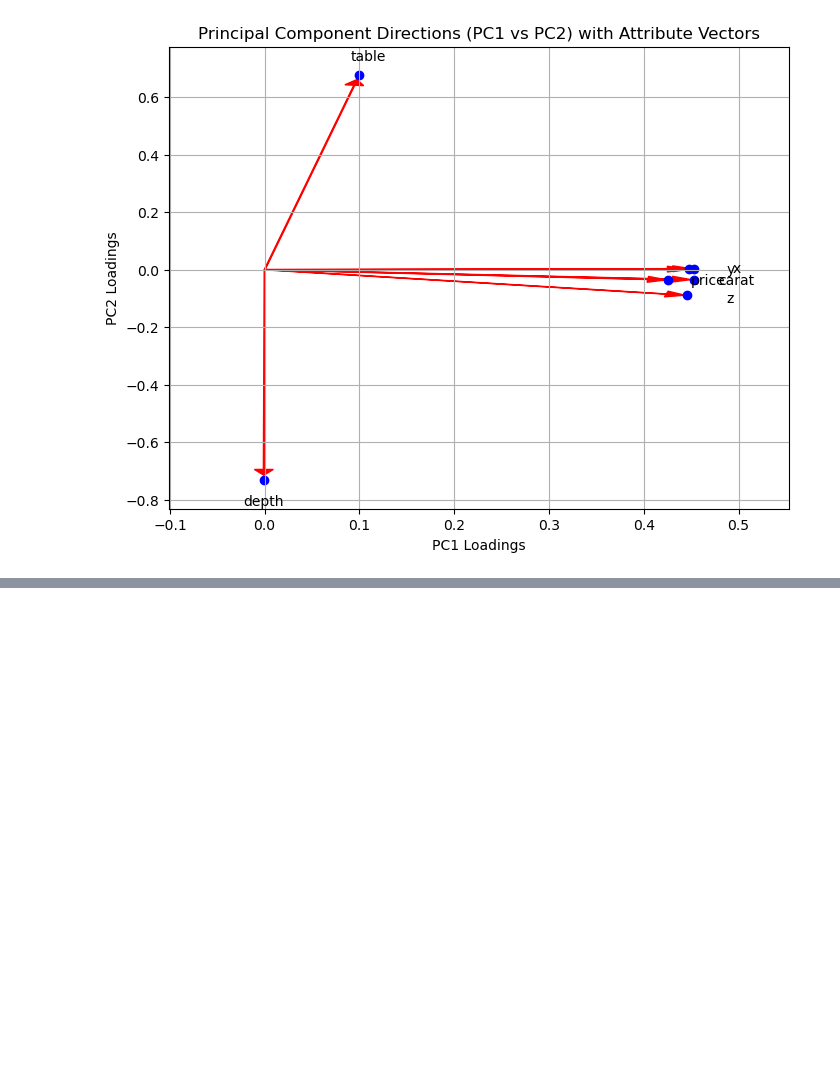
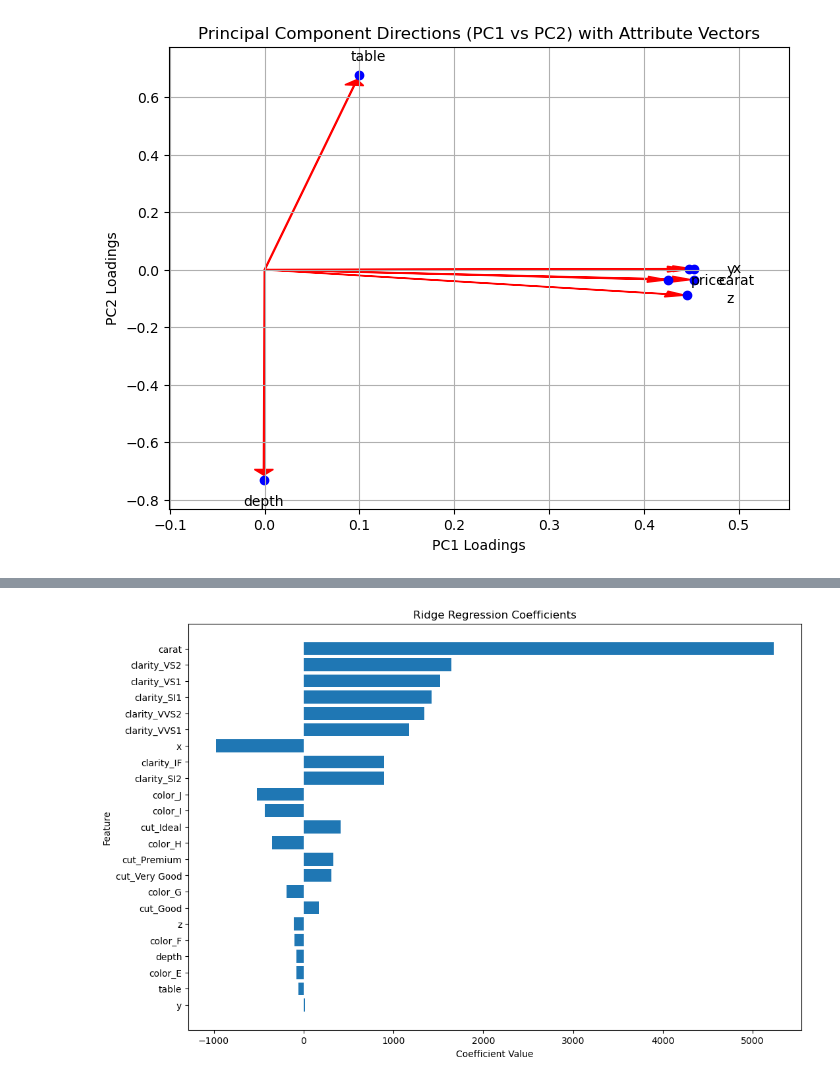
Before and after one commit to ThomasSchiolerH/Machine-Learning-And-Data-Mining, a Jupyter notebook: Project 1 & 2/project.ipynb, the cells around one changed output, grey strips where cells are left out. Drawn from its saved outputs; the diff is of its cells as text; code cells hidden in the pictures; blank space fills up the shorter version.

```diff
--- a/Project 1 & 2/project.ipynb
+++ b/Project 1 & 2/project.ipynb
@@ -346,0 +460,9 @@ plt.show()
+# %%
+# Train model
+# Find the λ with the lowest validation error
+optimal_lambda = lambda_values[np.argmin(validation_errors)]
+print(f"The optimal λ is: {optimal_lambda}")
+
+# Retrain the model on the entire dataset using the optimal λ
+optimal_ridge = Ridge(alpha=optimal_lambda)
+optimal_ridge.fit(X_std_np, y_np)
@@ -346,0 +479,20 @@ plt.show()
+# %%
+# Get the coefficients and feature names
+coefficients = optimal_ridge.coef_
+intercept = optimal_ridge.intercept_
+features = X_std.columns
+
+# Create a DataFrame for better visualization
+coef_df = pd.DataFrame({
+    'Feature': features,
+    'Coefficient': coefficients
+})
+
+# Calculate the absolute value for sorting
+coef_df['Abs_Coefficient'] = coef_df['Coefficient'].abs()
+
+# Sort the DataFrame by the absolute value of coefficients
+coef_df_sorted = coef_df.sort_values(by='Abs_Coefficient', ascending=False)
+
+# Display the coefficients
+print(coef_df_sorted[['Feature', 'Coefficient']])
@@ -346,0 +517,11 @@ plt.show()
+# %%
+# Plot the coefficients
+plt.figure(figsize=(12, 8))
+plt.barh(coef_df_sorted['Feature'], coef_df_sorted['Coefficient'])
+plt.xlabel('Coefficient Value')
+plt.ylabel('Feature')
+plt.title('Ridge Regression Coefficients')
+plt.gca().invert_yaxis()  # Invert y-axis to have the largest coefficient on top
+plt.show()
+# %% [output]
+[figure, added]
```
Also changed, not shown: parts of 21 cells of this notebook, 1 other file.
